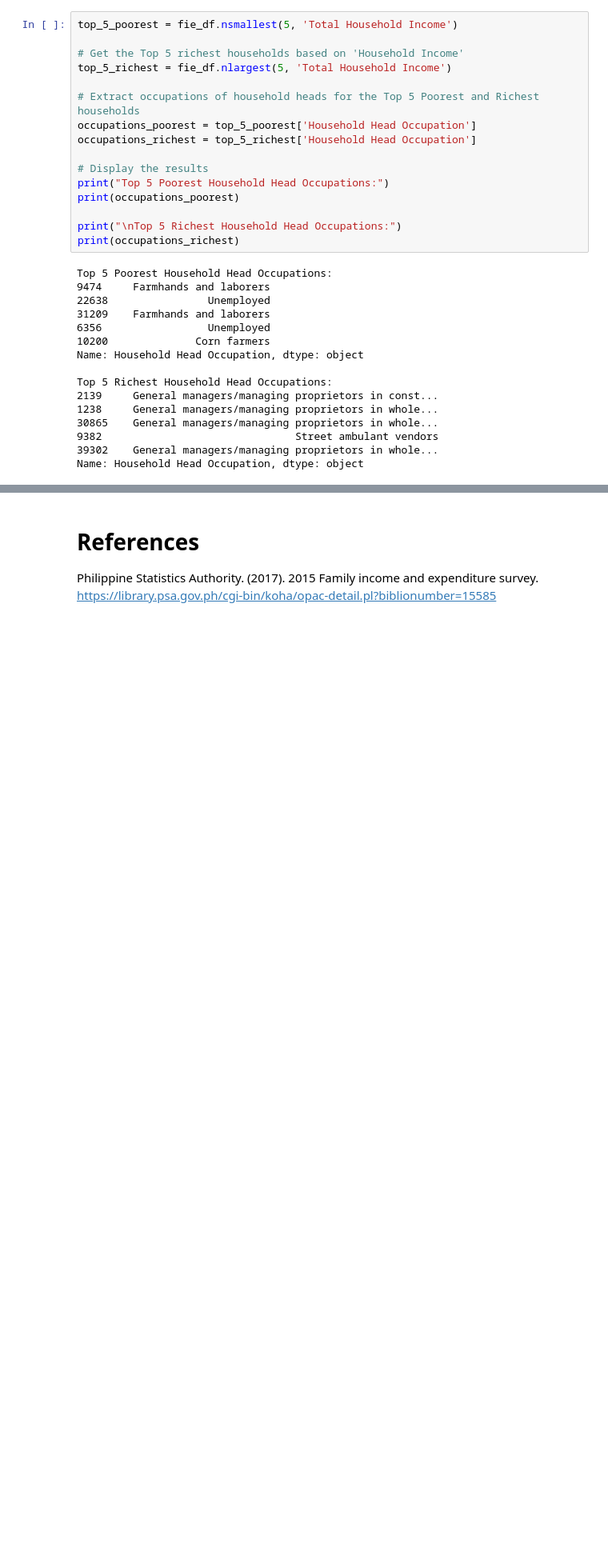
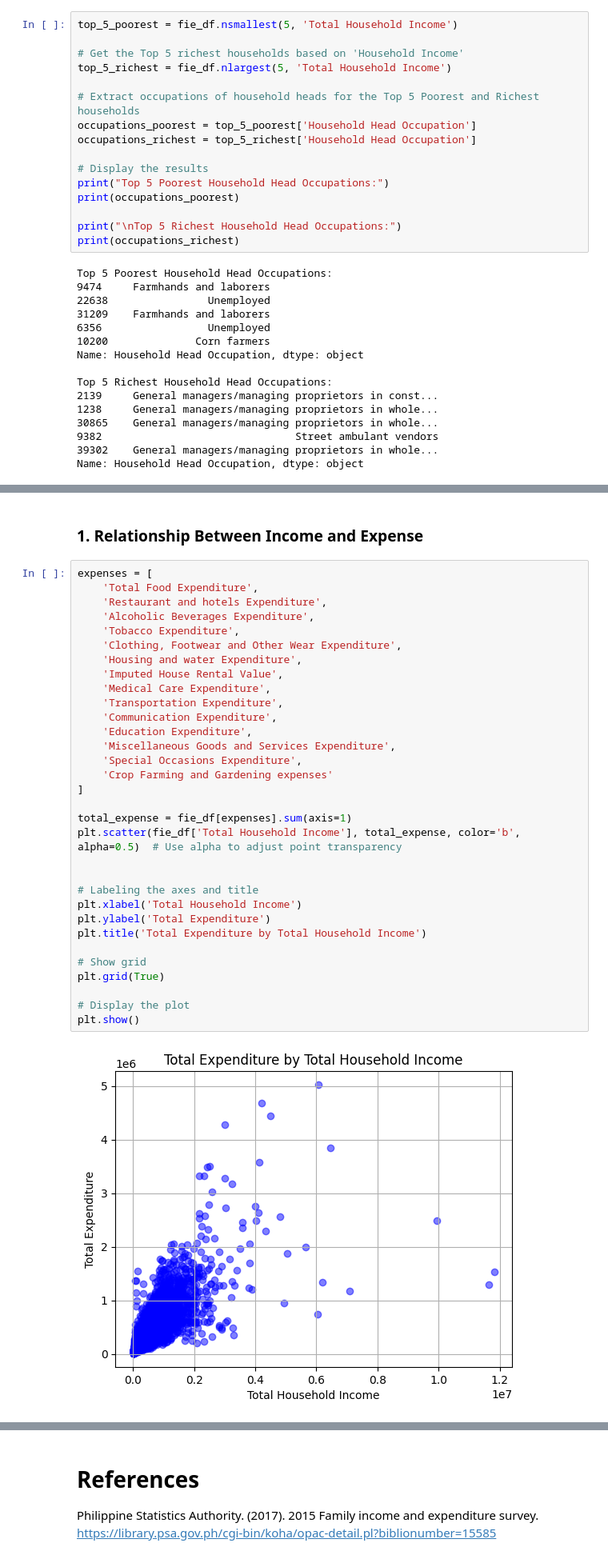
Before and after one commit to hannahrfong/CSC713M, a Jupyter notebook: Investigatory_Project.ipynb, the cells around one changed output, grey strips where cells are left out. Shown at 80% size. Drawn from its saved outputs; the diff is of its cells as text; blank space fills up the shorter version.

```diff
--- a/Investigatory_Project.ipynb
+++ b/Investigatory_Project.ipynb
@@ -700,0 +659,36 @@ The third EDA question aims to distinguish the expenditure pattern among the dif
+# %% [markdown]
+### 1. Relationship Between Income and Expense
+# %%
+expenses = [
+    'Total Food Expenditure',
+    'Restaurant and hotels Expenditure',
+    'Alcoholic Beverages Expenditure',
+    'Tobacco Expenditure',
+    'Clothing, Footwear and Other Wear Expenditure',
+    'Housing and water Expenditure',
+    'Imputed House Rental Value',
+    'Medical Care Expenditure',
+    'Transportation Expenditure',
+    'Communication Expenditure',
+    'Education Expenditure',
+    'Miscellaneous Goods and Services Expenditure',
+    'Special Occasions Expenditure',
+    'Crop Farming and Gardening expenses'
+]
+
+total_expense = fie_df[expenses].sum(axis=1)
+plt.scatter(fie_df['Total Household Income'], total_expense, color='b', alpha=0.5)  # Use alpha to adjust point transparency
+
+
+# Labeling the axes and title
+plt.xlabel('Total Household Income')
+plt.ylabel('Total Expenditure')
+plt.title('Total Expenditure by Total Household Income')
+
+# Show grid
+plt.grid(True)
+
+# Display the plot
+plt.show()
+# %% [output]
+[figure, added]
```
Also changed, not shown: parts of 40 cells of this notebook, 1 other file.
